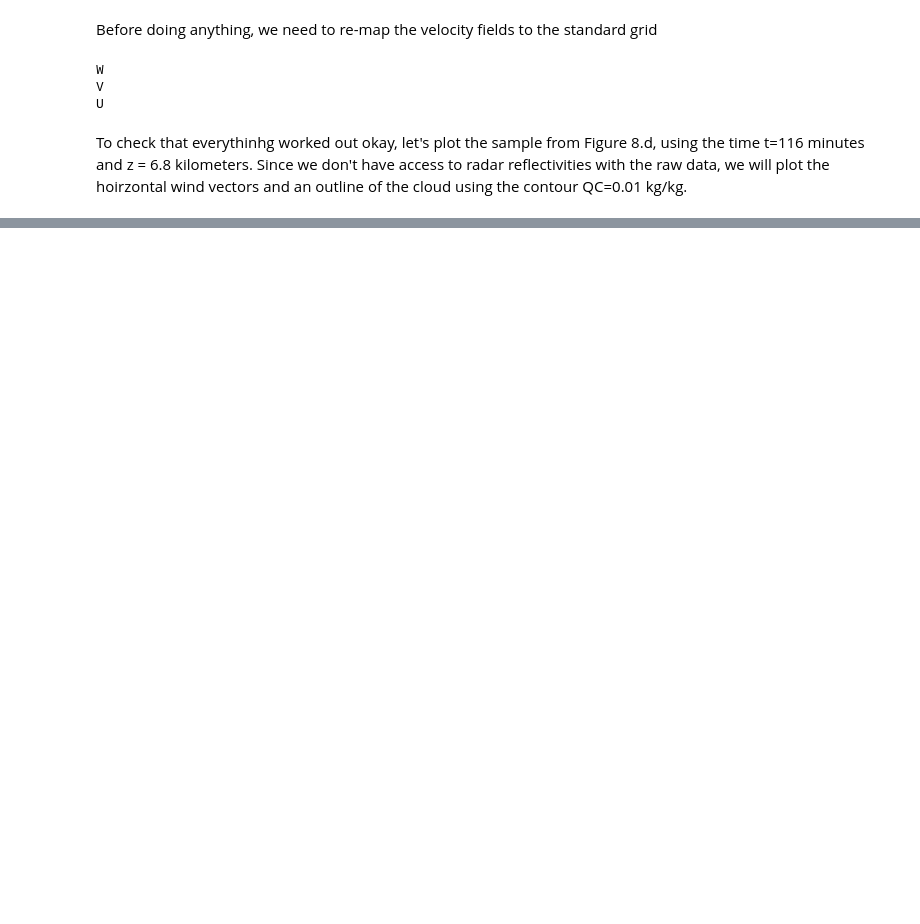
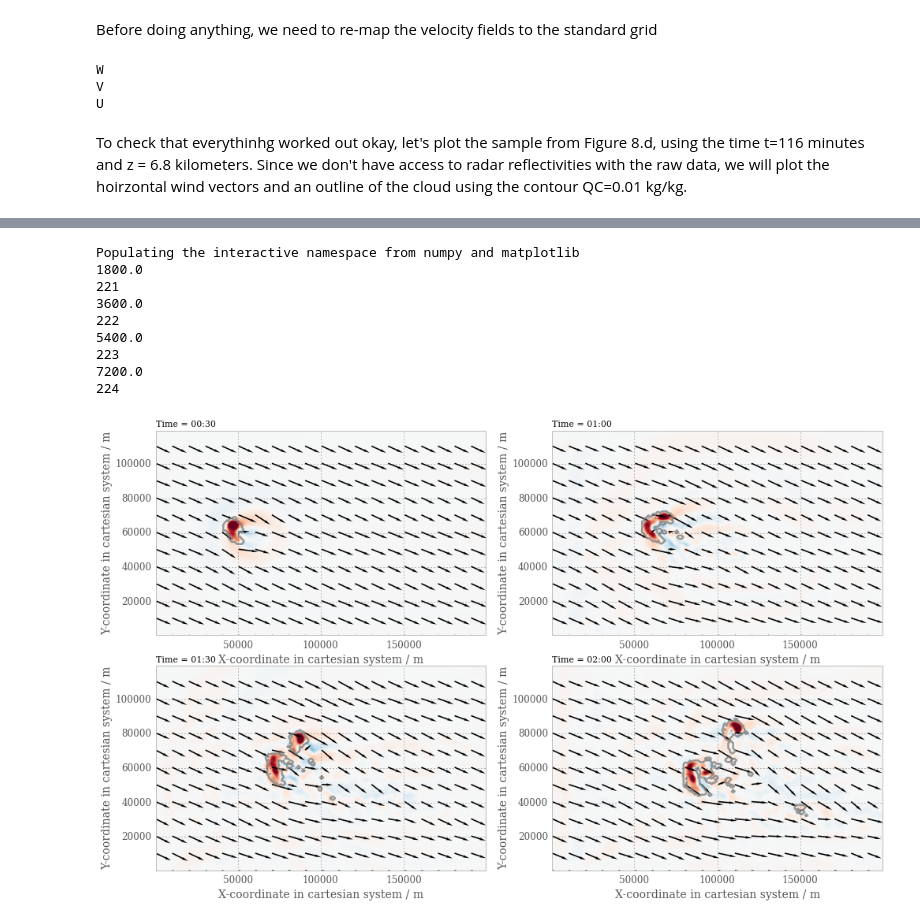
Before and after one commit to darothen/crm-tools, a Jupyter notebook: crm_3D_crosssections.ipynb, the cells around one changed output, grey strips where cells are left out. Cells and saved outputs as stored; diff of their text form; code cells hidden in the pictures; blank space fills up the shorter version.

```diff
--- a/crm_3D_crosssections.ipynb
+++ b/crm_3D_crosssections.ipynb
@@ -191,0 +411,61 @@ qplt.contourf(w_AB, coords=[trj_x.name(), zc.name()],
+# %%
+%pylab inline
+
+fig, axes_all = plt.subplots(2, 2, figsize=(16., 10.),
+                             sharex=False, sharey=False, )
+fig.subplots_adjust(hspace=0.15, left=0.1, right=0.9)
+
+def plot_data(ax, num, z, t=360):
+    print num
+    ax = plt.subplot(num)
+
+    assert z in zc.points
+    assert t in time.points
+
+    alt = iris.Constraint(**{zc.name(): z})
+    ts = iris.Constraint(time=t)
+    x_sub = iris.Constraint(**{xc.name(): lambda x: x > 60e3})
+    y_sub = iris.Constraint(**{yc.name(): lambda y: y > 60e3})
+
+    w = data['W'].extract(alt & ts)
+    v = data['V'].extract(alt & ts)
+    u = data['U'].extract(alt & ts)
+    qc = data['QC'].extract(alt & ts)
+
+    levels = np.linspace(-20, 20, 201)
+    cw = ax.contourf(xc.points, yc.points, w.data,
+                     cmap=cm.RdBu_r, levels=levels, extend="both")
+    sl = 10
+    ax.quiver(xc.points[::sl], yc.points[::sl],
+              u.data[::sl, ::sl], v.data[::sl, ::sl],
+              units='inches', scale=75, headwidth=2)
+
+    c = qplt.contour(qc, coords=[xc.name(), yc.name()],
+                     colors='grey', levels=[1e-3, ],
+                     alpha=0.8, linewidths=2.5)
+    ax.set_title("")
+
+    hour = t // 3600
+    minute = (t % 3600) / 60
+    ax.set_title("Time = %02d:%02d" % (hour, minute),
+                 loc='left', fontsize=11)
+    plt.hold(True)
+
+for i, ax in enumerate(axes_all.ravel()):
+    #if i == 0: continue
+    t = 3600*((i+1)*0.5)
+    print t
+    #plt.subplot(221+i)
+    plot_data(ax, 221+i, 6875., t)
+plt.savefig("supercell_4panel.pdf", transparent=True, dpi=300)
+# %% [output]
+Populating the interactive namespace from numpy and matplotlib
+1800.0
+221
+3600.0
+222
+5400.0
+223
+7200.0
+224
+[figure, added]
```
Also changed, not shown: parts of 12 cells of this notebook, 4 other files.
